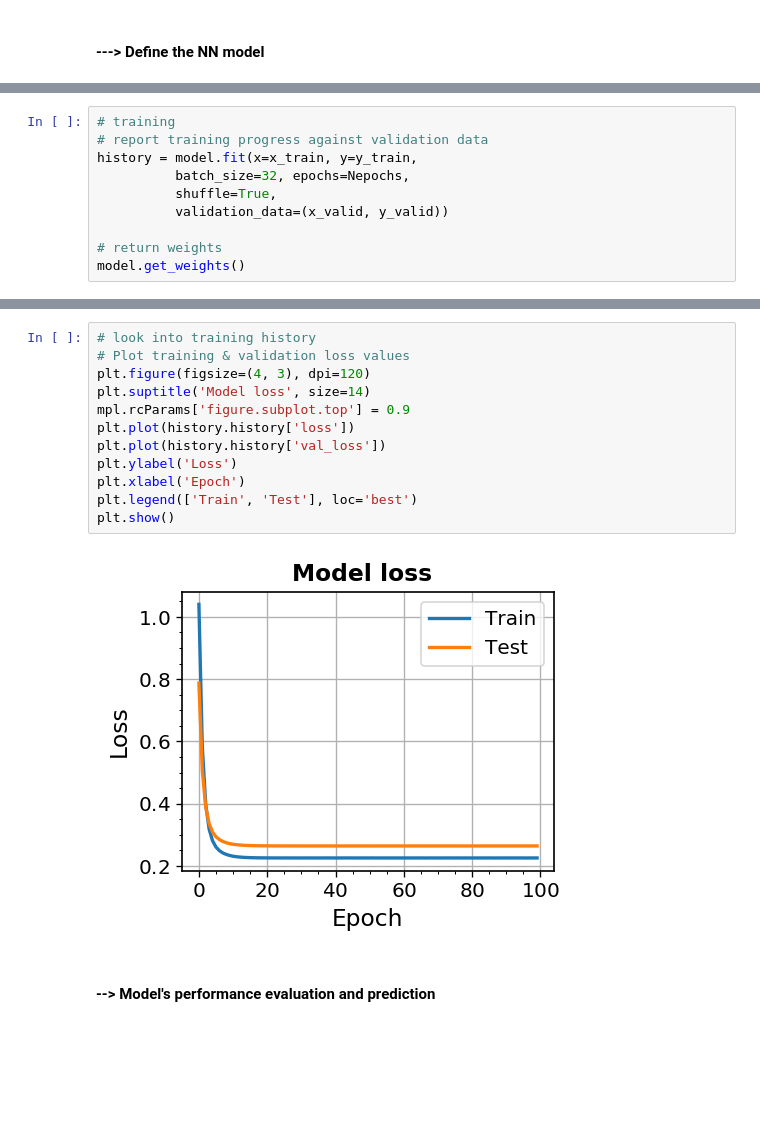
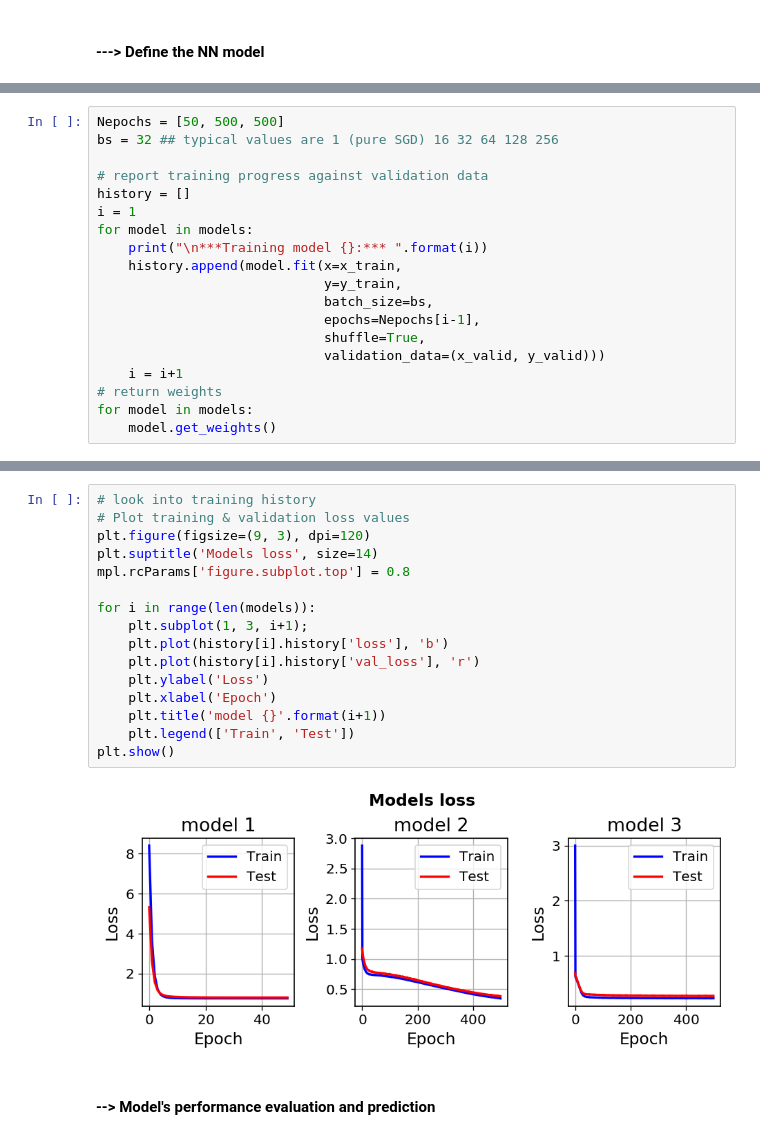
Before and after one commit to Mattia-Corigliano/NSLaboratory, a Jupyter notebook: Exercise_11/Notebook_11.ipynb, the cells around one changed output, grey strips where cells are left out. Drawn from its saved outputs; the diff is of its cells as text; blank space fills up the shorter version.

```diff
--- a/Exercise_11/Notebook_11.ipynb
+++ b/Exercise_11/Notebook_11.ipynb
@@ -125,11 +346,20 @@ _________________________________________________________________
 # %%
-# training
+Nepochs = [50, 500, 500]
+bs = 32 ## typical values are 1 (pure SGD) 16 32 64 128 256
+
 # report training progress against validation data
-history = model.fit(x=x_train, y=y_train,
-          batch_size=32, epochs=Nepochs,
-          shuffle=True,
-          validation_data=(x_valid, y_valid))
-
+history = []
+i = 1
+for model in models:
+    print("\n***Training model {}:*** ".format(i))
+    history.append(model.fit(x=x_train,
+                             y=y_train,
+                             batch_size=bs,
+                             epochs=Nepochs[i-1],
+                             shuffle=True,
+                             validation_data=(x_valid, y_valid)))
+    i = i+1
 # return weights
-model.get_weights()
+for model in models:
+    model.get_weights()
 # %% [output]
@@ -154,17 +383,21 @@ Epoch 100/100
 # %%
 # look into training history
 # Plot training & validation loss values
-plt.figure(figsize=(4, 3), dpi=120)
-plt.suptitle('Model loss', size=14)
-mpl.rcParams['figure.subplot.top'] = 0.9
-plt.plot(history.history['loss'])
-plt.plot(history.history['val_loss'])
-plt.ylabel('Loss')
-plt.xlabel('Epoch')
-plt.legend(['Train', 'Test'], loc='best')
+plt.figure(figsize=(9, 3), dpi=120)
+plt.suptitle('Models loss', size=14)
+mpl.rcParams['figure.subplot.top'] = 0.8
+
+for i in range(len(models)):
+    plt.subplot(1, 3, i+1);
+    plt.plot(history[i].history['loss'], 'b')
+    plt.plot(history[i].history['val_loss'], 'r')
+    plt.ylabel('Loss')
+    plt.xlabel('Epoch')
+    plt.title('model {}'.format(i+1))
+    plt.legend(['Train', 'Test'])
 plt.show()
 # %% [output]
-[figure, old version]
+[figure, new version]
 # %% [markdown]
 #### --> Model's performance evaluation and prediction
 # %%
```
Also changed, not shown: parts of 39 cells of this notebook, 28 other files.
